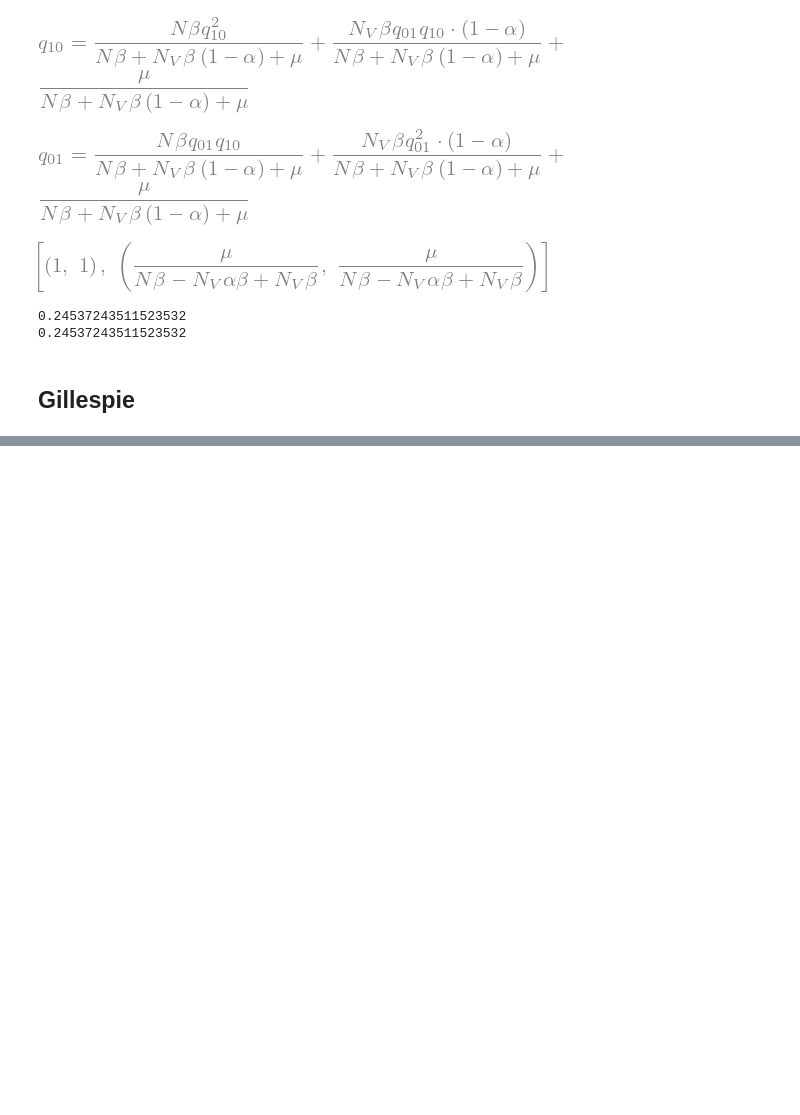
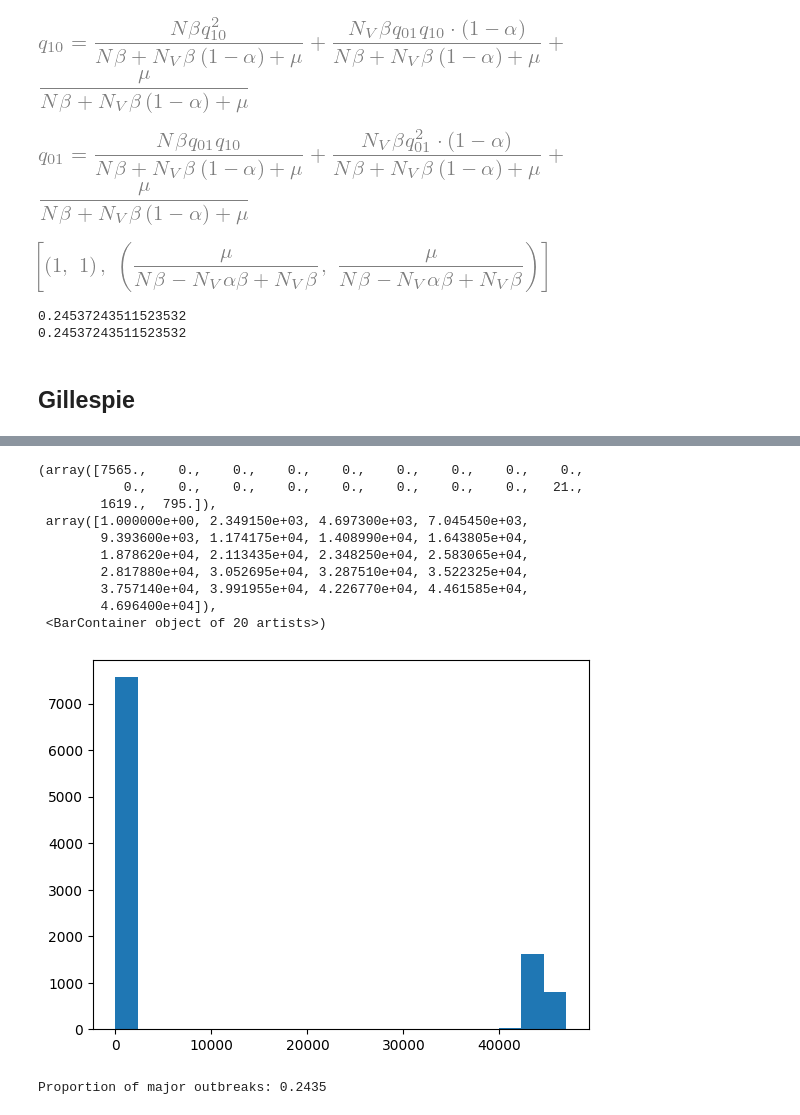
Before and after one commit to j-bowhay/Branching-Process-Models, a Jupyter notebook: notebooks/week4.ipynb, the cells around one changed output, grey strips where cells are left out. Cells and saved outputs as stored; diff of their text form; code cells hidden in the pictures; blank space fills up the shorter version.

```diff
--- a/notebooks/week4.ipynb
+++ b/notebooks/week4.ipynb
@@ -63,0 +78,23 @@ for s in sol[1]:
+# %%
+from bp_models.gillespie import run_ensemble_sir_vaccine
+num_sims = 10_000
+
+infections = np.asarray(run_ensemble_sir_vaccine(_N, _N_V, _beta, _mu, _alpha, num_sims))
+
+plt.hist(infections, bins=20)
+# %% [output]
+(array([7565.,    0.,    0.,    0.,    0.,    0.,    0.,    0.,    0.,
+           0.,    0.,    0.,    0.,    0.,    0.,    0.,    0.,   21.,
+        1619.,  795.]),
+ array([1.000000e+00, 2.349150e+03, 4.697300e+03, 7.045450e+03,
+        9.393600e+03, 1.174175e+04, 1.408990e+04, 1.643805e+04,
+        1.878620e+04, 2.113435e+04, 2.348250e+04, 2.583065e+04,
+        2.817880e+04, 3.052695e+04, 3.287510e+04, 3.522325e+04,
+        3.757140e+04, 3.991955e+04, 4.226770e+04, 4.461585e+04,
+        4.696400e+04]),
+ <BarContainer object of 20 artists>)
+[figure, added]
+# %%
+print(f"Proportion of major outbreaks: {np.sum(infections/(_N + _N_V) > 0.2)/num_sims}")
+# %% [output]
+Proportion of major outbreaks: 0.2435
```
Also changed, not shown: parts of 1 cell of this notebook, 3 other files.
